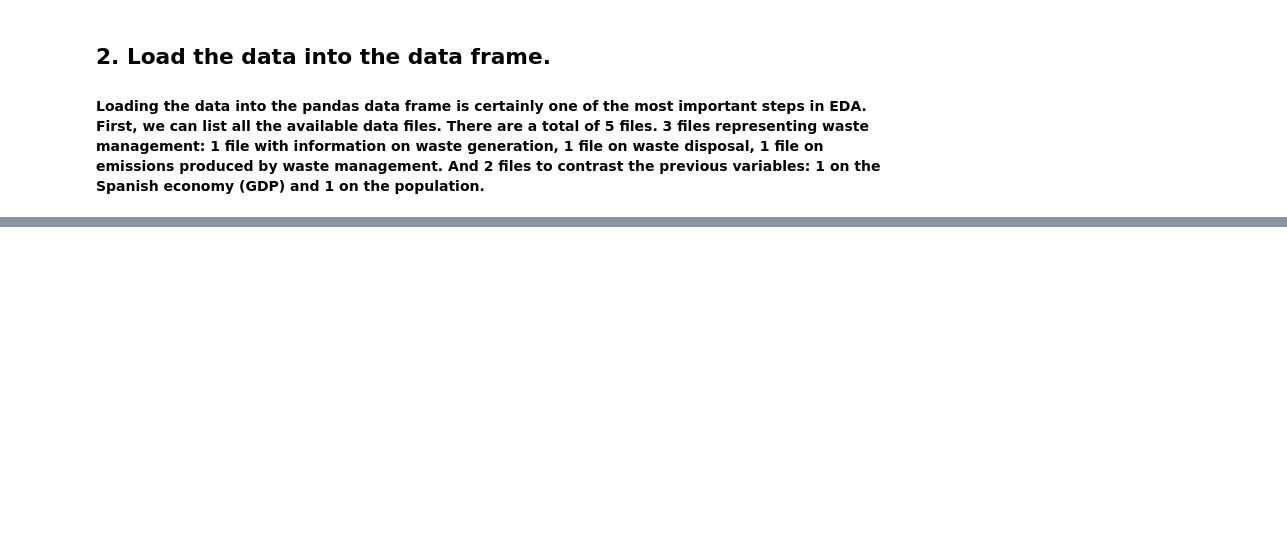
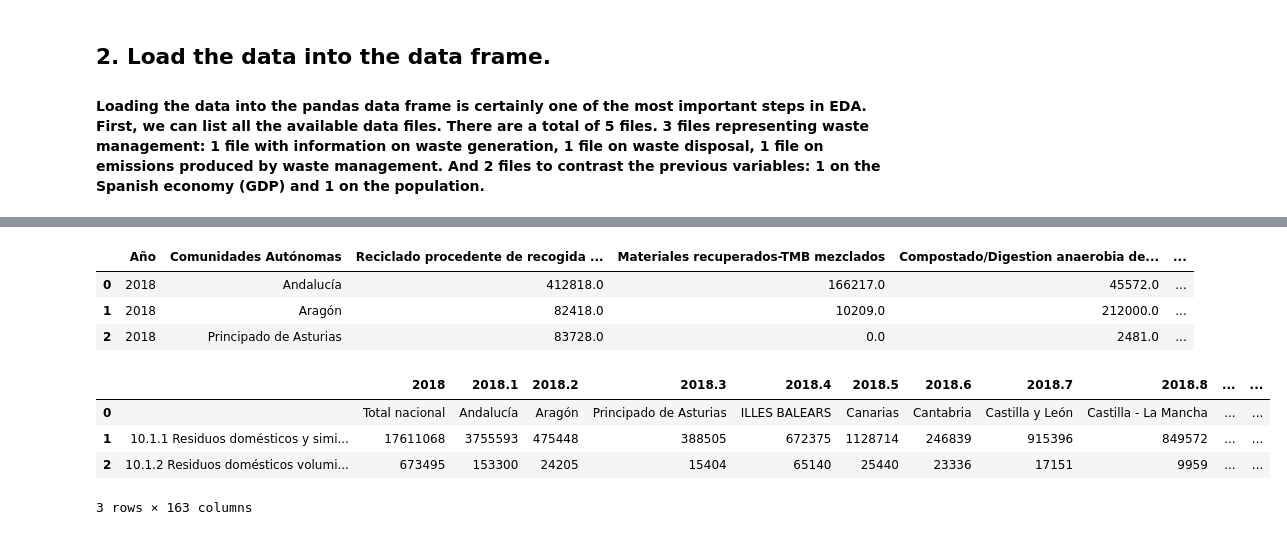
Before and after one commit to Marycruz1189/MaryC-MezaR, a Jupyter notebook: data_science_bootcamp_2021/Waste_Management_EDA_proyect/src/main.ipynb, the cells around one changed output, grey strips where cells are left out. Cells and saved outputs as stored; diff of their text form; code cells hidden in the pictures; blank space fills up the shorter version.

```diff
--- a/data_science_bootcamp_2021/Waste_Management_EDA_proyect/src/main.ipynb
+++ b/data_science_bootcamp_2021/Waste_Management_EDA_proyect/src/main.ipynb
@@ -38,0 +62,15 @@ waste_emissions = pd.read_excel(emissions)
+# %%
+waste_disposal.head(3)
+# %% [output]
+|  | Año | Comunidades Autónomas | Reciclado procedente de recogida ... | Materiales recuperados-TMB mezclados | Compostado/Digestion anaerobia de... | ... |
+| 0 | 2018 | Andalucía | 412818.0 | 166217.0 | 45572.0 | ... |
+| 1 | 2018 | Aragón | 82418.0 | 10209.0 | 212000.0 | ... |
+| 2 | 2018 | Principado de Asturias | 83728.0 | 0.0 | 2481.0 | ... |
+# %%
+waste_collection.head(3)
+# %% [output]
+|  |  | 2018 | 2018.1 | 2018.2 | 2018.3 | 2018.4 | 2018.5 | 2018.6 | 2018.7 | 2018.8 | ... | ... |
+| 0 |  | Total nacional | Andalucía | Aragón | Principado de Asturias | ILLES BALEARS | Canarias | Cantabria | Castilla y León | Castilla - La Mancha | ... | ... |
+| 1 | 10.1.1 Residuos domésticos y simi... | 17611068 | 3755593 | 475448 | 388505 | 672375 | 1128714 | 246839 | 915396 | 849572 | ... | ... |
+| 2 | 10.1.2 Residuos domésticos volumi... | 673495 | 153300 | 24205 | 15404 | 65140 | 25440 | 23336 | 17151 | 9959 | ... | ... |
+3 rows × 163 columns
```
Also changed, not shown: parts of 25 cells of this notebook, 20 other files.
